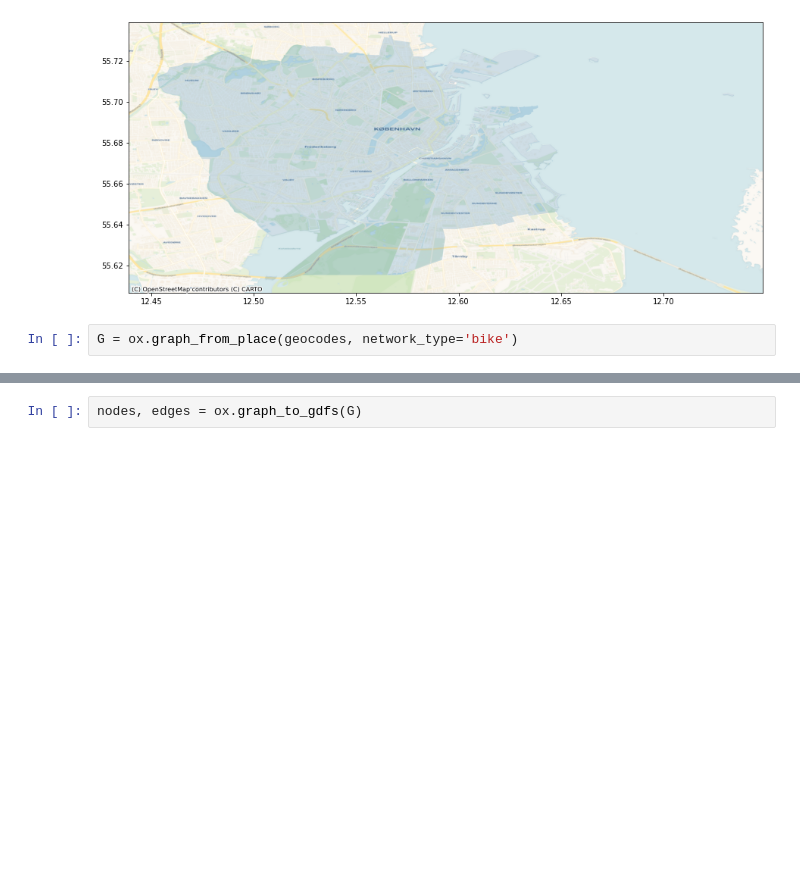
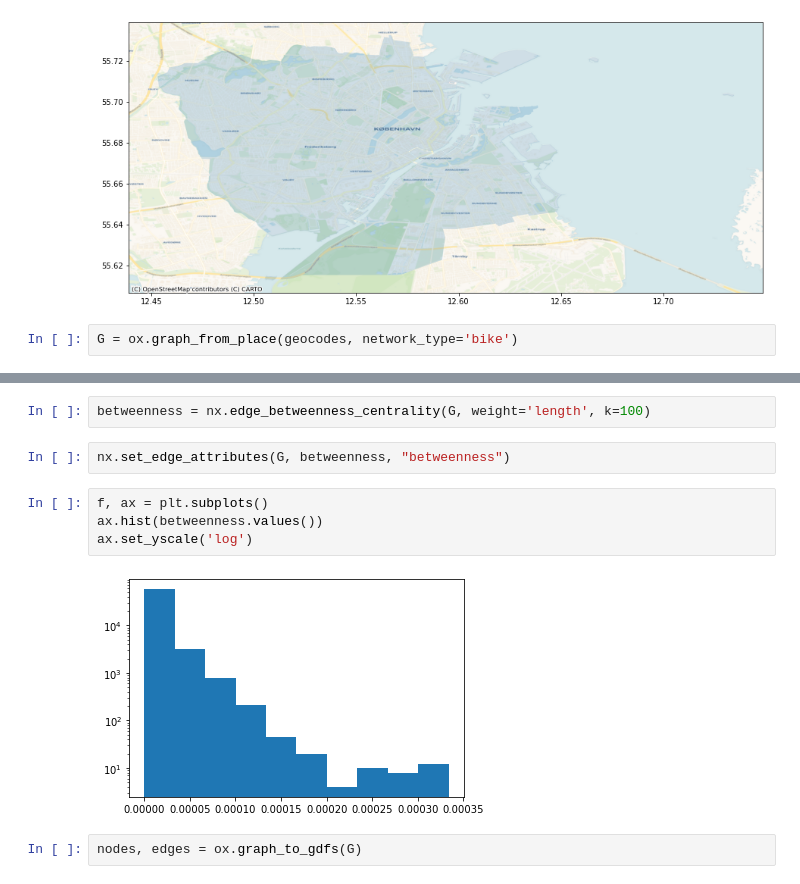
Before and after one commit to Marcus-Friis/geospatial-exam, a Jupyter notebook: hyggebike.ipynb, the cells around one changed output, grey strips where cells are left out. Drawn from its saved outputs; the diff is of its cells as text; blank space fills up the shorter version.

```diff
--- a/hyggebike.ipynb
+++ b/hyggebike.ipynb
@@ -65,3 +32,13 @@ fig, ax = ox.plot_graph(G_ego)
+# %%
+betweenness = nx.edge_betweenness_centrality(G, weight='length', k=100)
+# %%
+nx.set_edge_attributes(G, betweenness, "betweenness")
+# %%
+f, ax = plt.subplots()
+ax.hist(betweenness.values())
+ax.set_yscale('log')
+# %% [output]
+[figure, added]
 # %%
 nodes, edges = ox.graph_to_gdfs(G)
 # %%
```
Also changed, not shown: parts of 8 cells of this notebook, 6 other files.
